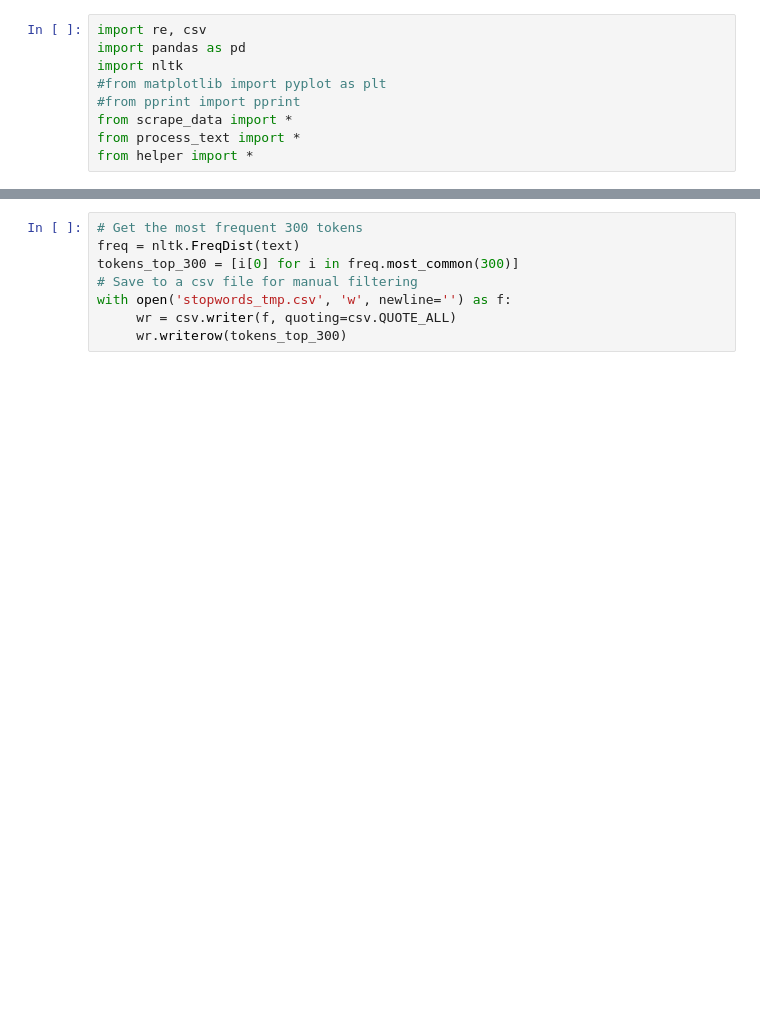
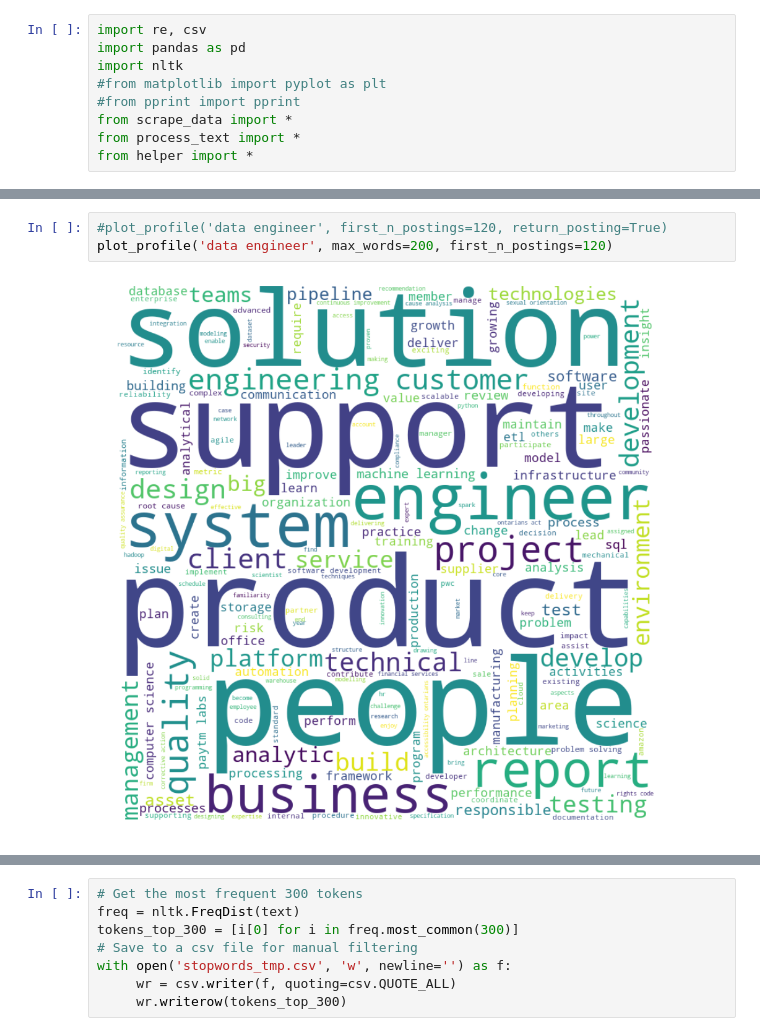
Before and after one commit to georgeliu1998/ideal_profiles, a Jupyter notebook: ideal_profiles_2.ipynb, the cells around one changed output, grey strips where cells are left out. Saved outputs shown, nothing was run; the diff lists cells and outputs as text; blank space fills up the shorter version.

```diff
--- a/ideal_profiles_2.ipynb
+++ b/ideal_profiles_2.ipynb
@@ -36,0 +55,5 @@ text = cleaned_text
+# %%
+#plot_profile('data engineer', first_n_postings=120, return_posting=True)
+plot_profile('data engineer', max_words=200, first_n_postings=120)
+# %% [output]
+[figure, added]
```
Also changed, not shown: parts of 12 cells of this notebook.
